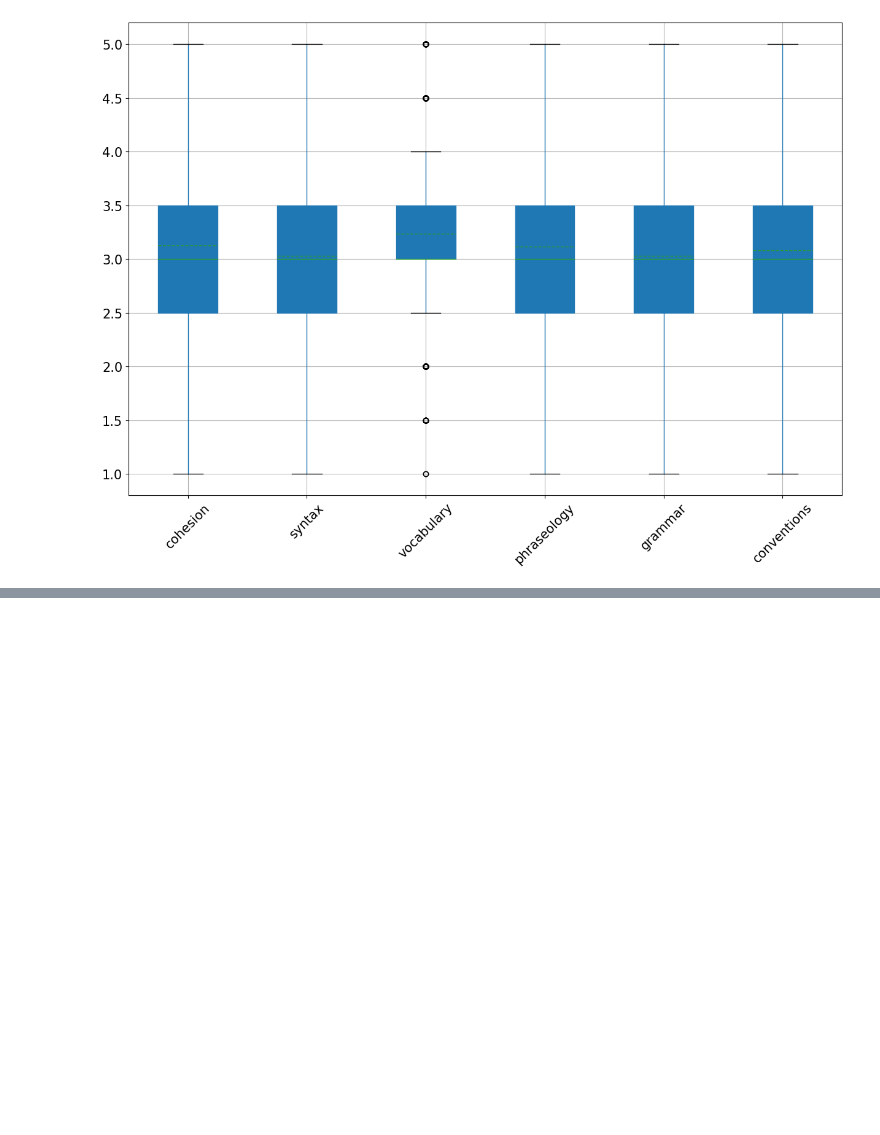
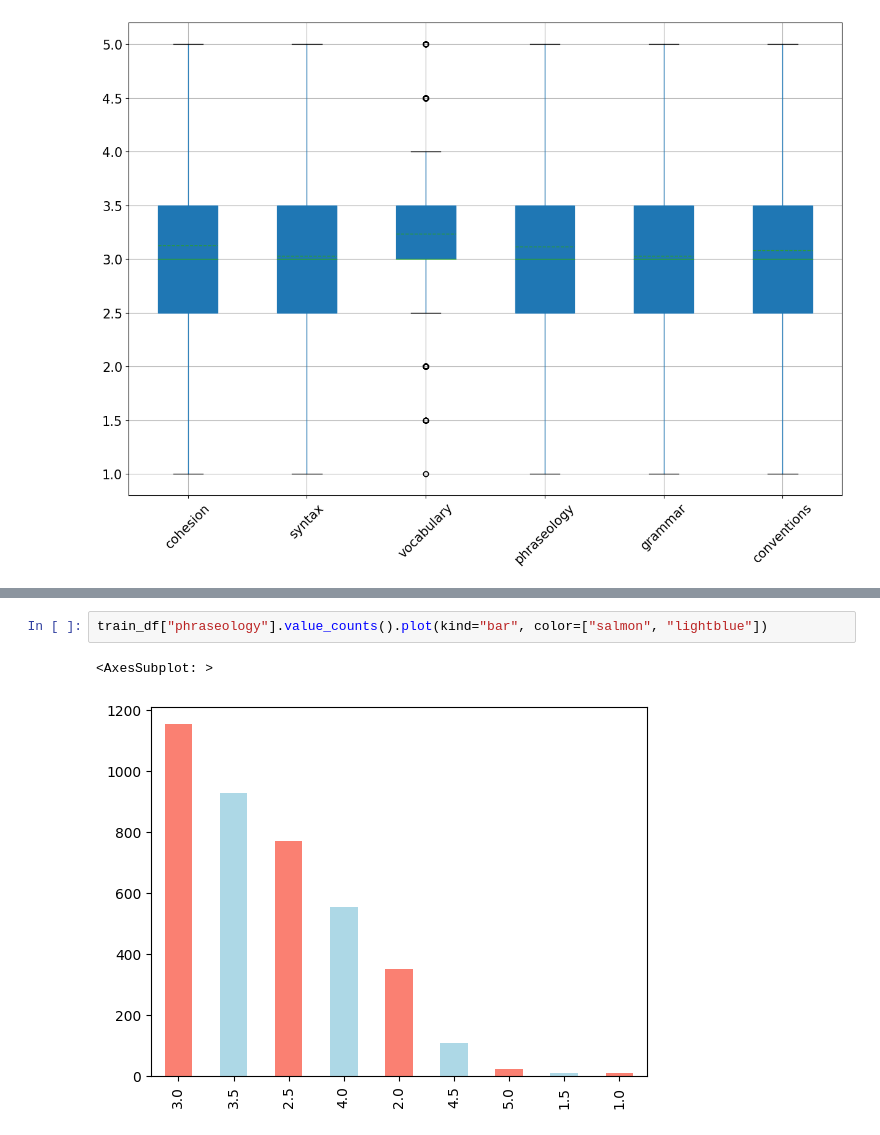
Before and after one commit to KubiakJakub01/Feedback-Prize-ELL, a Jupyter notebook: src/notebooks/research.ipynb, the cells around one changed output, grey strips where cells are left out. Cells and saved outputs as stored; diff of their text form; blank space fills up the shorter version.

```diff
--- a/src/notebooks/research.ipynb
+++ b/src/notebooks/research.ipynb
@@ -113,0 +130,5 @@ train_df.boxplot(figsize=(15, 10), rot=45, fontsize=15, grid=True, vert=True, pa
+# %%
+train_df["phraseology"].value_counts().plot(kind="bar", color=["salmon", "lightblue"])
+# %% [output]
+<AxesSubplot: >
+[figure, added]
```
Also changed, not shown: parts of 5 cells of this notebook.
